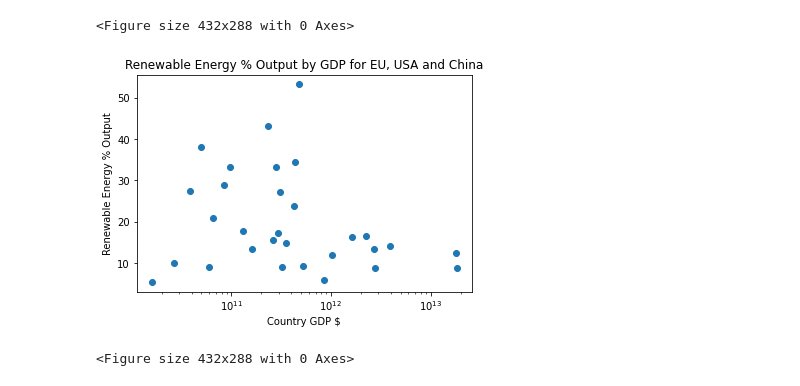
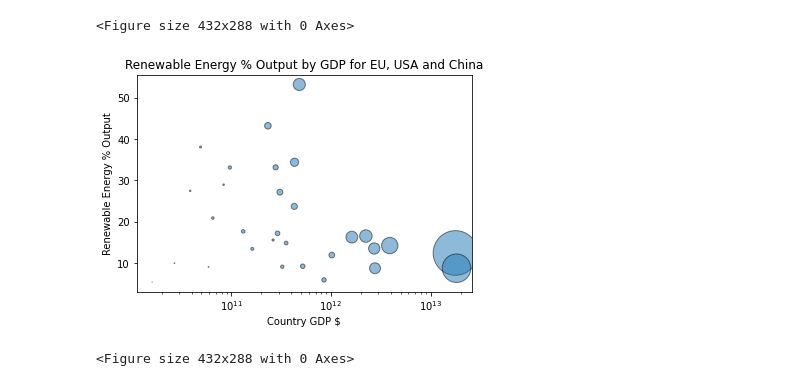
Before and after one commit to coreymcculley/Investigation-into-Carbon-Emmisions-and-Renenwable-Energy, a Jupyter notebook: 2015 SAE Energy Output.ipynb, the cells around one changed output. Cells and saved outputs as stored; diff of their text form; code cells hidden in the pictures.

Commit message:
Fixed a couple graphs

```diff
--- a/2015 SAE Energy Output.ipynb
+++ b/2015 SAE Energy Output.ipynb
@@ -206,22 +206,23 @@ The correlation between both factors is 0.9
 # %%
 
 gdp_2015=gdp_2015.sort_values(["GDP", "Renewable energy share of TFEC (%) [2.1_SHARE.TOTAL.RE.IN.TFEC]"])
 
 gdp_data=gdp_2015['GDP'].astype(float)
 renew_data_per=gdp_2015["Renewable energy share of TFEC (%) [2.1_SHARE.TOTAL.RE.IN.TFEC]"].astype(float)
+renew_data_scatter_norm=renew_data_scatter/(max(renew_data_scatter)*.0005)
 fig, ax = plt.subplots()
-plt.scatter(gdp_data,renew_data_per)
+plt.scatter(gdp_data,renew_data_per, s=renew_data_scatter_norm, alpha=.5, edgecolor='black')
 plt.xlabel('Country GDP $')
 plt.ylabel('Renewable Energy % Output')
 plt.title('Renewable Energy % Output by GDP for EU, USA and China')
 ax.set_yscale('linear')
 ax.set_xscale('log')
 
 
 fig1=plt.gcf()
 plt.show()
 plt.draw()
 fig1.savefig('Renew_Energy_%_v_GDP_Scatter_Plot.png', dpi = 480)
 # %% [output]
-[figure, old version]
+[figure, new version]
 <Figure size 432x288 with 0 Axes>
```
Also changed, not shown: 1 other file.
